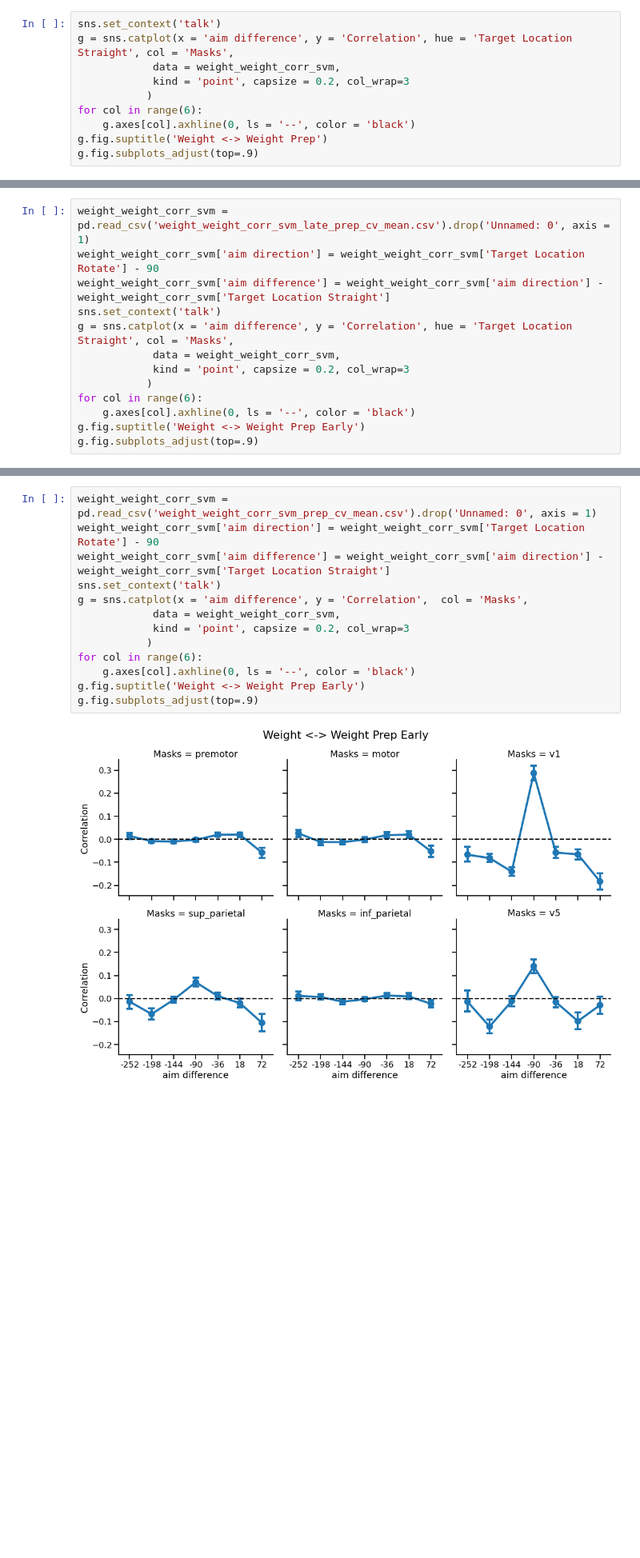
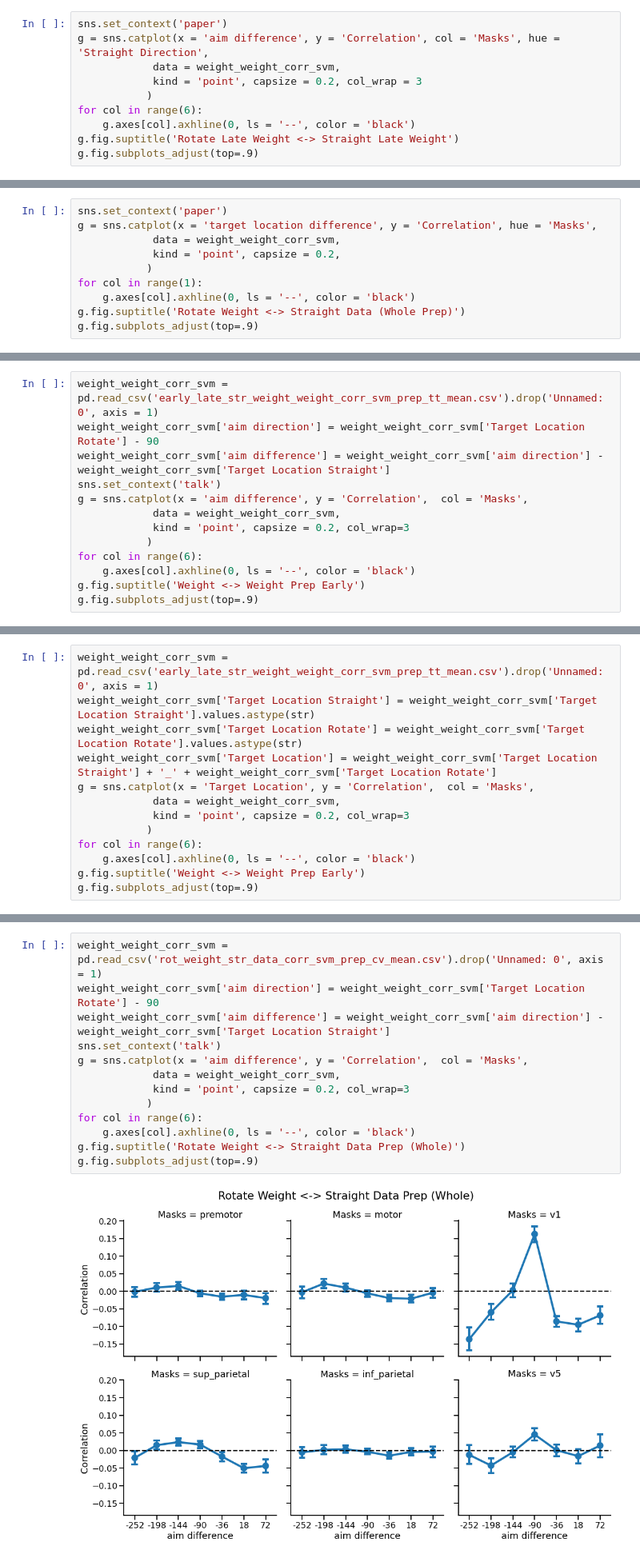
Before and after one commit to tejas-savalia/fmri_project, a Jupyter notebook: across_subjects_mvpa.ipynb, the cells around one changed output, grey strips where cells are left out. Shown at 80% size. Drawn from its saved outputs; the diff is of its cells as text; blank space fills up the shorter version.

```diff
--- a/across_subjects_mvpa.ipynb
+++ b/across_subjects_mvpa.ipynb
@@ -123,11 +141,11 @@ weight_weight_corr_svm['aim difference'] = weight_weight_corr_svm['aim direction
 # %%
-sns.set_context('talk')
-g = sns.catplot(x = 'aim difference', y = 'Correlation', hue = 'Target Location Straight', col = 'Masks',
+sns.set_context('paper')
+g = sns.catplot(x = 'aim difference', y = 'Correlation', col = 'Masks', hue = 'Straight Direction',
             data = weight_weight_corr_svm,
-            kind = 'point', capsize = 0.2, col_wrap=3
+            kind = 'point', capsize = 0.2, col_wrap = 3
            )
 for col in range(6):
     g.axes[col].axhline(0, ls = '--', color = 'black')
-g.fig.suptitle('Weight <-> Weight Prep')
+g.fig.suptitle('Rotate Late Weight <-> Straight Late Weight')
 g.fig.subplots_adjust(top=.9)
 # %% [output]
@@ -134,0 +153,10 @@ g.fig.subplots_adjust(top=.9)
+# %%
+sns.set_context('paper')
+g = sns.catplot(x = 'target location difference', y = 'Correlation', hue = 'Masks',
+            data = weight_weight_corr_svm,
+            kind = 'point', capsize = 0.2,
+           )
+for col in range(1):
+    g.axes[col].axhline(0, ls = '--', color = 'black')
+g.fig.suptitle('Rotate Weight <-> Straight Data (Whole Prep)')
+g.fig.subplots_adjust(top=.9)
@@ -135,9 +166,9 @@ g.fig.subplots_adjust(top=.9)
 # %%
-weight_weight_corr_svm = pd.read_csv('weight_weight_corr_svm_late_prep_cv_mean.csv').drop('Unnamed: 0', axis = 1)
+weight_weight_corr_svm = pd.read_csv('early_late_str_weight_weight_corr_svm_prep_tt_mean.csv').drop('Unnamed: 0', axis = 1)
 weight_weight_corr_svm['aim direction'] = weight_weight_corr_svm['Target Location Rotate'] - 90
 weight_weight_corr_svm['aim difference'] = weight_weight_corr_svm['aim direction'] - weight_weight_corr_svm['Target Location Straight']
 sns.set_context('talk')
-g = sns.catplot(x = 'aim difference', y = 'Correlation', hue = 'Target Location Straight', col = 'Masks',
+g = sns.catplot(x = 'aim difference', y = 'Correlation',  col = 'Masks',
             data = weight_weight_corr_svm,
             kind = 'point', capsize = 0.2, col_wrap=3
            )
@@ -149,0 +181,13 @@ g.fig.subplots_adjust(top=.9)
+# %%
+weight_weight_corr_svm = pd.read_csv('early_late_str_weight_weight_corr_svm_prep_tt_mean.csv').drop('Unnamed: 0', axis = 1)
+weight_weight_corr_svm['Target Location Straight'] = weight_weight_corr_svm['Target Location Straight'].values.astype(str)
+weight_weight_corr_svm['Target Location Rotate'] = weight_weight_corr_svm['Target Location Rotate'].values.astype(str)
+weight_weight_corr_svm['Target Location'] = weight_weight_corr_svm['Target Location Straight'] + '_' + weight_weight_corr_svm['Target Location Rotate']
+g = sns.catplot(x = 'Target Location', y = 'Correlation',  col = 'Masks',
+            data = weight_weight_corr_svm,
+            kind = 'point', capsize = 0.2, col_wrap=3
+           )
+for col in range(6):
+    g.axes[col].axhline(0, ls = '--', color = 'black')
+g.fig.suptitle('Weight <-> Weight Prep Early')
+g.fig.subplots_adjust(top=.9)
@@ -150,18 +196,18 @@ g.fig.subplots_adjust(top=.9)
 # %%
-weight_weight_corr_svm = pd.read_csv('weight_weight_corr_svm_prep_cv_mean.csv').drop('Unnamed: 0', axis = 1)
+weight_weight_corr_svm = pd.read_csv('rot_weight_str_data_corr_svm_prep_cv_mean.csv').drop('Unnamed: 0', axis = 1)
 weight_weight_corr_svm['aim direction'] = weight_weight_corr_svm['Target Location Rotate'] - 90
 weight_weight_corr_svm['aim difference'] = weight_weight_corr_svm['aim direction'] - weight_weight_corr_svm['Target Location Straight']
 sns.set_context('talk')
 g = sns.catplot(x = 'aim difference', y = 'Correlation',  col = 'Masks',
             data = weight_weight_corr_svm,
             kind = 'point', capsize = 0.2, col_wrap=3
            )
 for col in range(6):
     g.axes[col].axhline(0, ls = '--', color = 'black')
-g.fig.suptitle('Weight <-> Weight Prep Early')
+g.fig.suptitle('Rotate Weight <-> Straight Data Prep (Whole)')
 g.fig.subplots_adjust(top=.9)
 # %% [output]
-[figure, old version]
+[figure, new version]
 # %%
 classifier_accuracies = pd.read_csv('prep_accuracies_tt.csv').drop('Unnamed: 0', axis = 1).reset_index().drop('index', axis = 1)
 # %%
```
Also changed, not shown: parts of 8 cells of this notebook, 3 other files.
